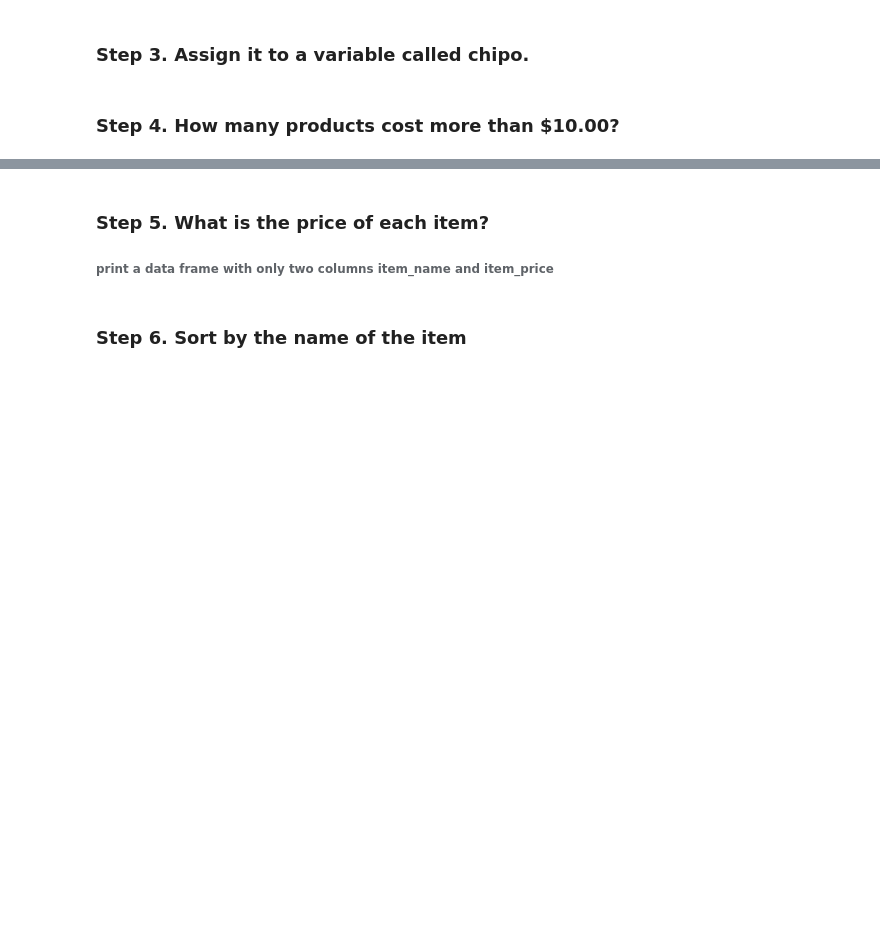
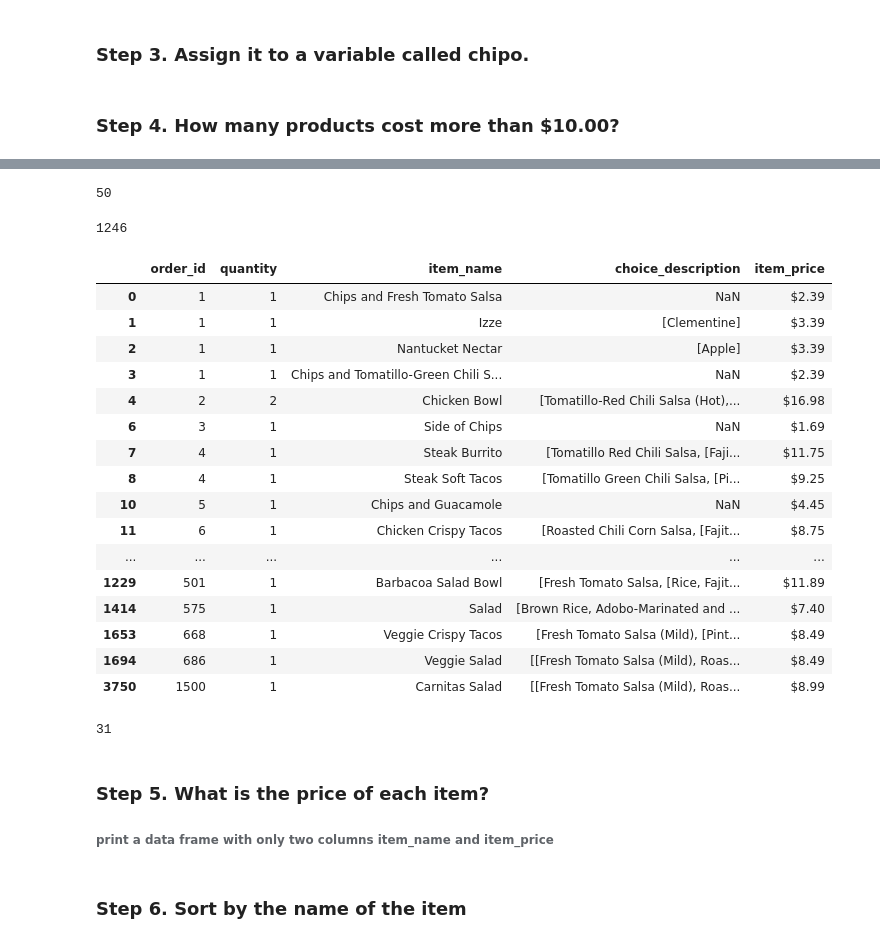
Before and after one commit to omj3424/Python_Programming_Study, a Jupyter notebook: pandas_exercises/02_Filtering_&_Sorting/Chipotle/Exercises.ipynb, the cells around one changed output, grey strips where cells are left out. Cells and saved outputs as stored; diff of their text form; code cells hidden in the pictures; blank space fills up the shorter version.

```diff
--- a/pandas_exercises/02_Filtering_&_Sorting/Chipotle/Exercises.ipynb
+++ b/pandas_exercises/02_Filtering_&_Sorting/Chipotle/Exercises.ipynb
@@ -19,0 +35,8 @@ chipo = pd.read_csv(url, sep = '\t')
+# %%
+chipo['item_name'].nunique()
+# %% [output]
+50
+# %%
+chipo['choice_description'].isnull().sum()
+# %% [output]
+1246
@@ -20,3 +45,39 @@ chipo = pd.read_csv(url, sep = '\t')
+# %%
+chipo.drop_duplicates(['item_name'])
+# %% [output]
+|  | order_id | quantity | item_name | choice_description | item_price |
+| 0 | 1 | 1 | Chips and Fresh Tomato Salsa | NaN | $2.39 |
+| 1 | 1 | 1 | Izze | [Clementine] | $3.39 |
+| 2 | 1 | 1 | Nantucket Nectar | [Apple] | $3.39 |
+| 3 | 1 | 1 | Chips and Tomatillo-Green Chili S... | NaN | $2.39 |
+| 4 | 2 | 2 | Chicken Bowl | [Tomatillo-Red Chili Salsa (Hot),... | $16.98 |
+| 6 | 3 | 1 | Side of Chips | NaN | $1.69 |
+| 7 | 4 | 1 | Steak Burrito | [Tomatillo Red Chili Salsa, [Faji... | $11.75 |
+| 8 | 4 | 1 | Steak Soft Tacos | [Tomatillo Green Chili Salsa, [Pi... | $9.25 |
+| 10 | 5 | 1 | Chips and Guacamole | NaN | $4.45 |
+| 11 | 6 | 1 | Chicken Crispy Tacos | [Roasted Chili Corn Salsa, [Fajit... | $8.75 |
+| ... | ... | ... | ... | ... | ... |
+| 1229 | 501 | 1 | Barbacoa Salad Bowl | [Fresh Tomato Salsa, [Rice, Fajit... | $11.89 |
+| 1414 | 575 | 1 | Salad | [Brown Rice, Adobo-Marinated and ... | $7.40 |
+| 1653 | 668 | 1 | Veggie Crispy Tacos | [Fresh Tomato Salsa (Mild), [Pint... | $8.49 |
+| 1694 | 686 | 1 | Veggie Salad | [[Fresh Tomato Salsa (Mild), Roas... | $8.49 |
+| 3750 | 1500 | 1 | Carnitas Salad | [[Fresh Tomato Salsa (Mild), Roas... | $8.99 |
+# %%
+# clean the item_price column and transform it in a float
+chipo.item_price = chipo.item_price.apply(lambda x: float(x[1:-1]))
+
+# reassign the column with the cleaned prices
+
+
+# delete the duplicates in item_name and quantity
+chipo_filtered = chipo.drop_duplicates(subset = ['item_name', 'quantity'])
+
+# select only the products with quantity equals to 1
+chipo_filtered[chipo_filtered.quantity == 1]
+
+chipo.query('item_price > 10').item_name.nunique()
+# %% [output]
+31
 # %% [markdown]
 ### Step 5. What is the price of each item?
 ###### print a data frame with only two columns item_name and item_price
```
Also changed, not shown: parts of 3 cells of this notebook.
